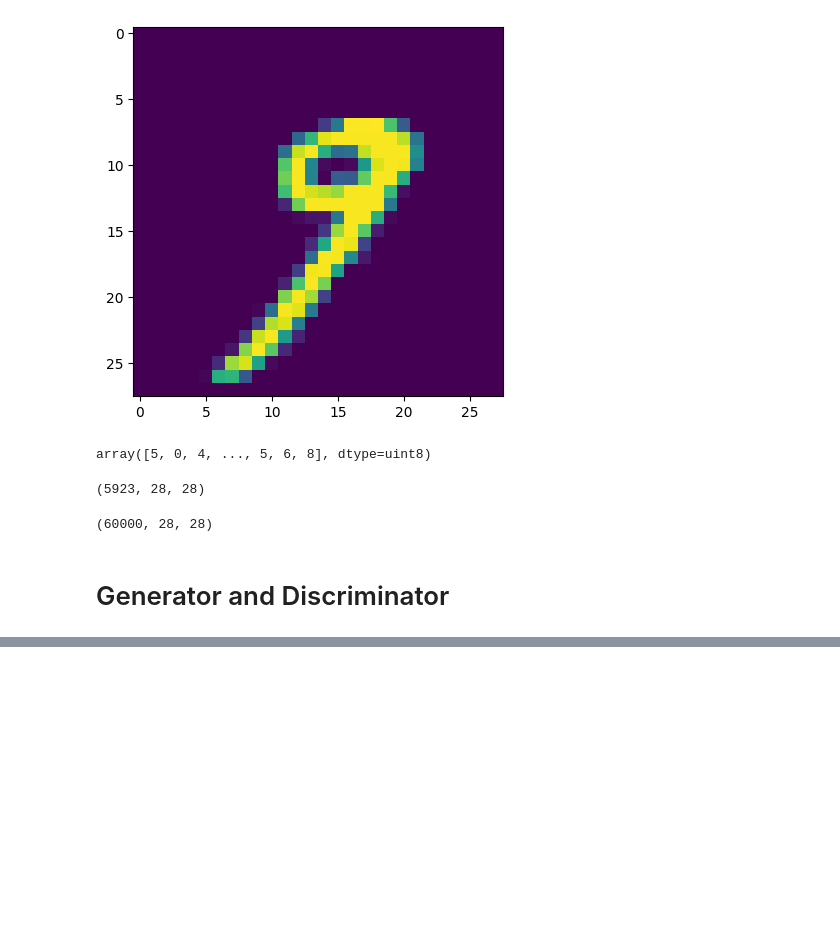
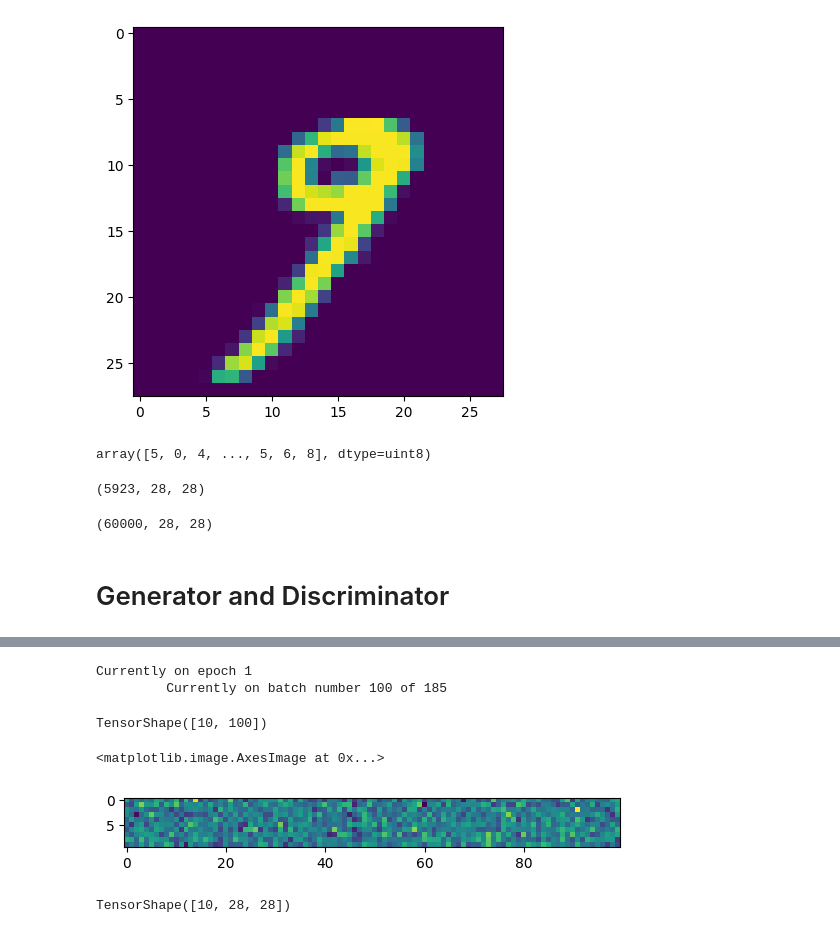
Before and after one commit to o-bissing/TF_Udemy, a Jupyter notebook: GANs.ipynb, the cells around one changed output, grey strips where cells are left out. Cells and saved outputs as stored; diff of their text form; code cells hidden in the pictures; blank space fills up the shorter version.

```diff
--- a/GANs.ipynb
+++ b/GANs.ipynb
@@ -58,0 +73,39 @@ GAN.compile(loss='binary_crossentropy',optimizer='adam')
+# %%
+generator, discriminator = GAN.layers
+
+for epoch in range(epochs):
+  print(f"Currently on epoch {epoch+1}")
+  i = 0
+
+  for X_batch in dataset:
+    i = i + 1
+    if i % 100 == 0:
+      print(f"\t Currently on batch number {i} of {len(my_data)//batch_size}")
+
+    # Discriminator training phase
+    noise = tf.random.normal(shape=[batch_size,codings_size])
+    gen_images = generator(noise)
+    X_fake_vs_real = tf.concat([gen_images,tf.dtypes.cast(X_batch,tf.float32)],axis=0)
+    y1 = tf.constant([[0.0]]*batch_size + [[1.0]]*batch_size)
+    discriminator.trainable = True
+    discriminator.train_on_batch(X_fake_vs_real,y1)
+
+    # Train generator
+    noise = tf.random.normal(shape=[batch_size,codings_size])
+    y2 = tf.constant([[1.0]]*batch_size)
+    discriminator.trainable = False
+    GAN.train_on_batch(noise,y2)
+# %% [output]
+Currently on epoch 1
+         Currently on batch number 100 of 185
+# %%
+noise = tf.random.normal(shape=[10,codings_size])
+# %%
+noise.shape
+# %% [output]
+TensorShape([10, 100])
+# %%
+plt.imshow(noise)
+# %% [output]
+<matplotlib.image.AxesImage at 0x...>
+[figure, added]
@@ -58,0 +114,4 @@ GAN.compile(loss='binary_crossentropy',optimizer='adam')
+# %%
+images.shape
+# %% [output]
+TensorShape([10, 28, 28])
```
Also changed, not shown: parts of 9 cells of this notebook.
